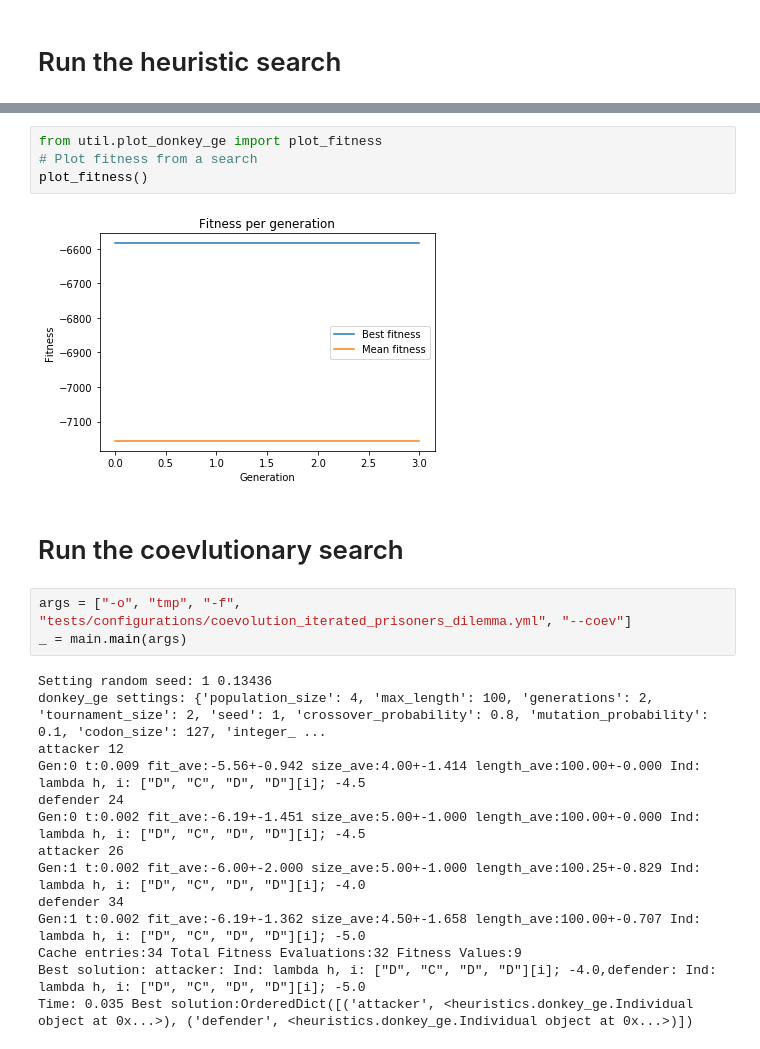
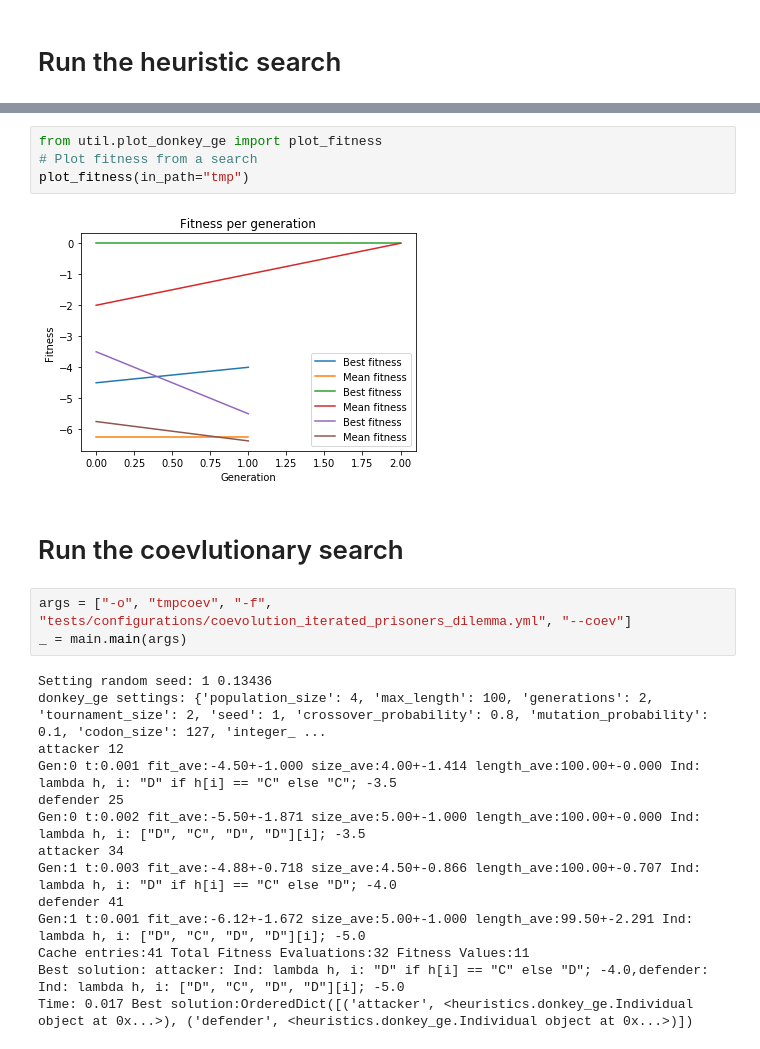
Before and after one commit to flexgp/donkey_ge, a Jupyter notebook: tutorials/prisoners_dilemma.ipynb, the cells around one changed output, grey strips where cells are left out. Cells and saved outputs as stored; diff of their text form.

```diff
--- a/tutorials/prisoners_dilemma.ipynb
+++ b/tutorials/prisoners_dilemma.ipynb
@@ -42,25 +44,25 @@ Time: 0.012 Best solution:Ind: lambda h, i: "D"; -0.0
 # %%
 from util.plot_donkey_ge import plot_fitness
 # Plot fitness from a search
-plot_fitness()
+plot_fitness(in_path="tmp")
 # %% [output]
-[figure, old version]
+[figure, new version]
 # %% [markdown]
 # Run the coevlutionary search
 # %%
-args = ["-o", "tmp", "-f", "tests/configurations/coevolution_iterated_prisoners_dilemma.yml", "--coev"]
+args = ["-o", "tmpcoev", "-f", "tests/configurations/coevolution_iterated_prisoners_dilemma.yml", "--coev"]
 _ = main.main(args)
 # %% [output]
 Setting random seed: 1 0.13436
 donkey_ge settings: {'population_size': 4, 'max_length': 100, 'generations': 2, 'tournament_size': 2, 'seed': 1, 'crossover_probability': 0.8, 'mutation_probability': 0.1, 'codon_size': 127, 'integer_ ...
 attacker 12
-Gen:0 t:0.009 fit_ave:-5.56+-0.942 size_ave:4.00+-1.414 length_ave:100.00+-0.000 Ind: lambda h, i: ["D", "C", "D", "D"][i]; -4.5
-defender 24
-Gen:0 t:0.002 fit_ave:-6.19+-1.451 size_ave:5.00+-1.000 length_ave:100.00+-0.000 Ind: lambda h, i: ["D", "C", "D", "D"][i]; -4.5
-attacker 26
-Gen:1 t:0.002 fit_ave:-6.00+-2.000 size_ave:5.00+-1.000 length_ave:100.25+-0.829 Ind: lambda h, i: ["D", "C", "D", "D"][i]; -4.0
-defender 34
-Gen:1 t:0.002 fit_ave:-6.19+-1.362 size_ave:4.50+-1.658 length_ave:100.00+-0.707 Ind: lambda h, i: ["D", "C", "D", "D"][i]; -5.0
-Cache entries:34 Total Fitness Evaluations:32 Fitness Values:9
-Best solution: attacker: Ind: lambda h, i: ["D", "C", "D", "D"][i]; -4.0,defender: Ind: lambda h, i: ["D", "C", "D", "D"][i]; -5.0
-Time: 0.035 Best solution:OrderedDict([('attacker', <heuristics.donkey_ge.Individual object at 0x...>), ('defender', <heuristics.donkey_ge.Individual object at 0x...>)])
+Gen:0 t:0.001 fit_ave:-4.50+-1.000 size_ave:4.00+-1.414 length_ave:100.00+-0.000 Ind: lambda h, i: "D" if h[i] == "C" else "C"; -3.5
+defender 25
+Gen:0 t:0.002 fit_ave:-5.50+-1.871 size_ave:5.00+-1.000 length_ave:100.00+-0.000 Ind: lambda h, i: ["D", "C", "D", "D"][i]; -3.5
+attacker 34
+Gen:1 t:0.003 fit_ave:-4.88+-0.718 size_ave:4.50+-0.866 length_ave:100.00+-0.707 Ind: lambda h, i: "D" if h[i] == "C" else "D"; -4.0
+defender 41
+Gen:1 t:0.001 fit_ave:-6.12+-1.672 size_ave:5.00+-1.000 length_ave:99.50+-2.291 Ind: lambda h, i: ["D", "C", "D", "D"][i]; -5.0
+Cache entries:41 Total Fitness Evaluations:32 Fitness Values:11
+Best solution: attacker: Ind: lambda h, i: "D" if h[i] == "C" else "D"; -4.0,defender: Ind: lambda h, i: ["D", "C", "D", "D"][i]; -5.0
+Time: 0.017 Best solution:OrderedDict([('attacker', <heuristics.donkey_ge.Individual object at 0x...>), ('defender', <heuristics.donkey_ge.Individual object at 0x...>)])
```
Also changed, not shown: parts of 3 cells of this notebook, 37 other files.
